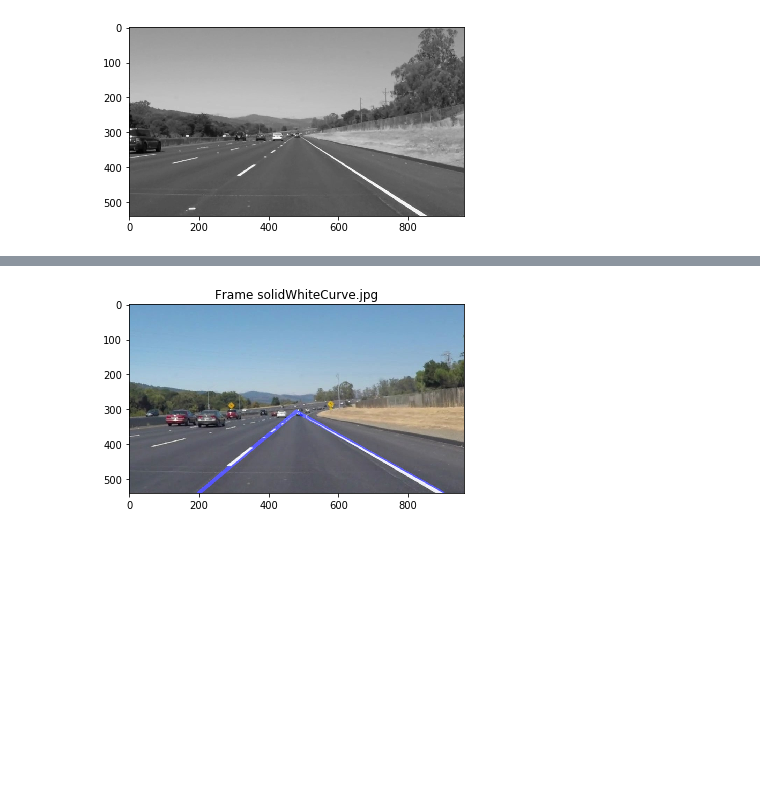
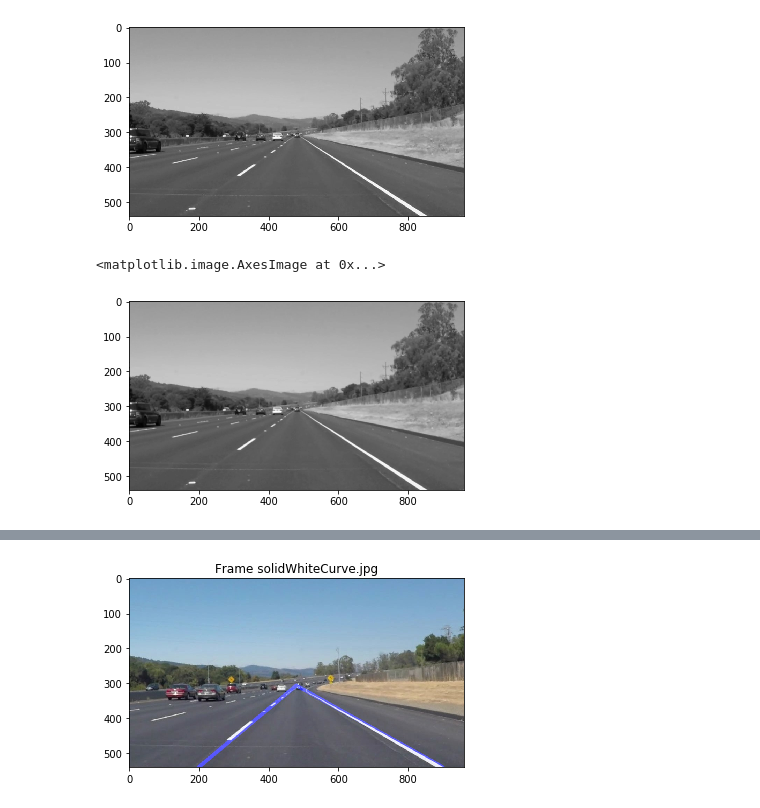
Before and after one commit to Abhishek-EE/CarND-LaneLines-P1, a Jupyter notebook: P1.ipynb, the cells around one changed output, grey strips where cells are left out. Cells and saved outputs as stored; diff of their text form; code cells hidden in the pictures; blank space fills up the shorter version.

```diff
--- a/P1.ipynb
+++ b/P1.ipynb
@@ -260,3 +260,9 @@ plt.imshow(img, cmap="gray")
 # %% [output]
 <matplotlib.image.AxesImage at 0x...>
 [figure]
+# %%
+img = gaussian_blur(img,3)
+plt.imshow(img, cmap="gray")
+# %% [output]
+<matplotlib.image.AxesImage at 0x...>
+[figure, added]
```
Also changed, not shown: parts of 4 cells of this notebook, 7 other files.
